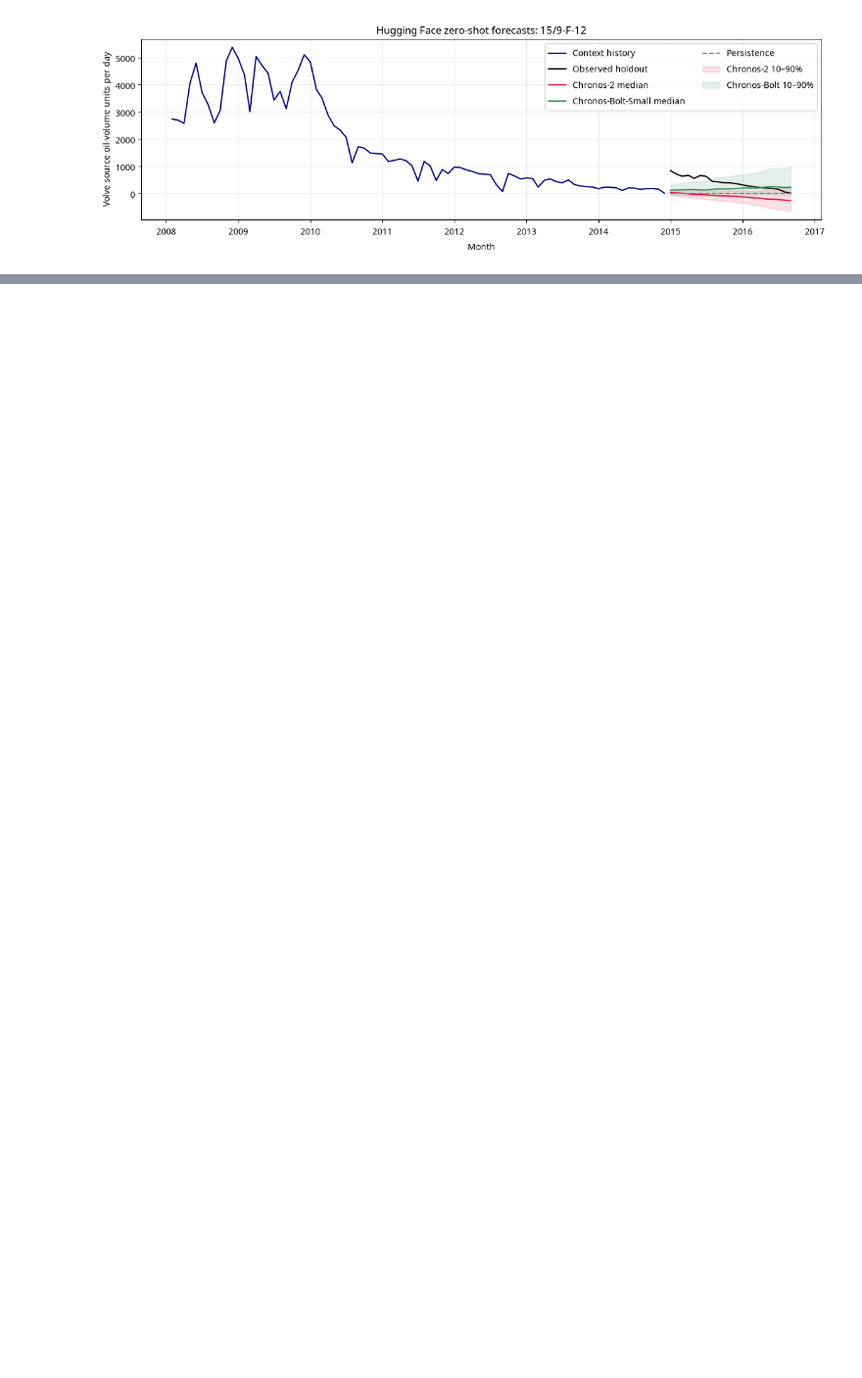
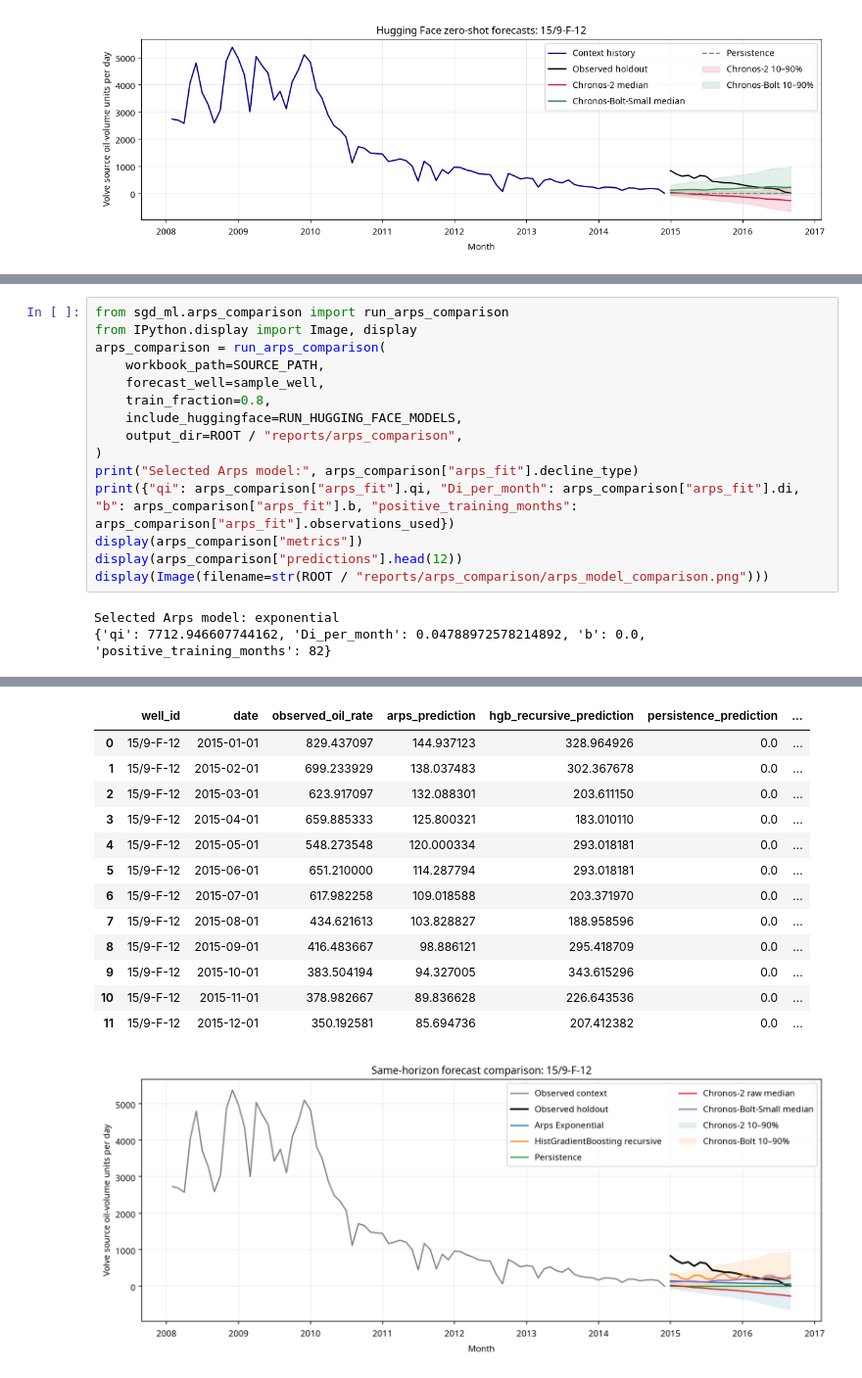
Before and after one commit to Wizzy-pixel-ui/GROUP-project-ML, a Jupyter notebook: notebooks/02_volve_real_field_benchmark.ipynb, the cells around one changed output, grey strips where cells are left out. Shown at 98% size. Drawn from its saved outputs; the diff is of its cells as text; blank space fills up the shorter version.

Commit message:
Implement Arps decline curve and compare field forecasts

```diff
--- a/notebooks/02_volve_real_field_benchmark.ipynb
+++ b/notebooks/02_volve_real_field_benchmark.ipynb
@@ -330,0 +336,18 @@ Warning: You are sending unauthenticated requests to the HF Hub. Please set a HF
+# %%
+from sgd_ml.arps_comparison import run_arps_comparison
+from IPython.display import Image, display
+arps_comparison = run_arps_comparison(
+    workbook_path=SOURCE_PATH,
+    forecast_well=sample_well,
+    train_fraction=0.8,
+    include_huggingface=RUN_HUGGING_FACE_MODELS,
+    output_dir=ROOT / "reports/arps_comparison",
+)
+print("Selected Arps model:", arps_comparison["arps_fit"].decline_type)
+print({"qi": arps_comparison["arps_fit"].qi, "Di_per_month": arps_comparison["arps_fit"].di, "b": arps_comparison["arps_fit"].b, "positive_training_months": arps_comparison["arps_fit"].observations_used})
+display(arps_comparison["metrics"])
+display(arps_comparison["predictions"].head(12))
+display(Image(filename=str(ROOT / "reports/arps_comparison/arps_model_comparison.png")))
+# %% [output]
+Selected Arps model: exponential
+{'qi': 7712.946607744162, 'Di_per_month': 0.04788972578214892, 'b': 0.0, 'positive_training_months': 82}
@@ -331 +361,15 @@ Warning: You are sending unauthenticated requests to the HF Hub. Please set a HF
+|  | well_id | date | observed_oil_rate | arps_prediction | hgb_recursive_prediction | persistence_prediction | ... |
+| 0 | 15/9-F-12 | 2015-01-01 | 829.437097 | 144.937123 | 328.964926 | 0.0 | ... |
+| 1 | 15/9-F-12 | 2015-02-01 | 699.233929 | 138.037483 | 302.367678 | 0.0 | ... |
+| 2 | 15/9-F-12 | 2015-03-01 | 623.917097 | 132.088301 | 203.611150 | 0.0 | ... |
+| 3 | 15/9-F-12 | 2015-04-01 | 659.885333 | 125.800321 | 183.010110 | 0.0 | ... |
+| 4 | 15/9-F-12 | 2015-05-01 | 548.273548 | 120.000334 | 293.018181 | 0.0 | ... |
+| 5 | 15/9-F-12 | 2015-06-01 | 651.210000 | 114.287794 | 293.018181 | 0.0 | ... |
+| 6 | 15/9-F-12 | 2015-07-01 | 617.982258 | 109.018588 | 203.371970 | 0.0 | ... |
+| 7 | 15/9-F-12 | 2015-08-01 | 434.621613 | 103.828827 | 188.958596 | 0.0 | ... |
+| 8 | 15/9-F-12 | 2015-09-01 | 416.483667 | 98.886121 | 295.418709 | 0.0 | ... |
+| 9 | 15/9-F-12 | 2015-10-01 | 383.504194 | 94.327005 | 343.615296 | 0.0 | ... |
+| 10 | 15/9-F-12 | 2015-11-01 | 378.982667 | 89.836628 | 226.643536 | 0.0 | ... |
+| 11 | 15/9-F-12 | 2015-12-01 | 350.192581 | 85.694736 | 207.412382 | 0.0 | ... |
+[figure, added]
 # %% [markdown]
```
Also changed, not shown: parts of 4 cells of this notebook, 15 other files.
